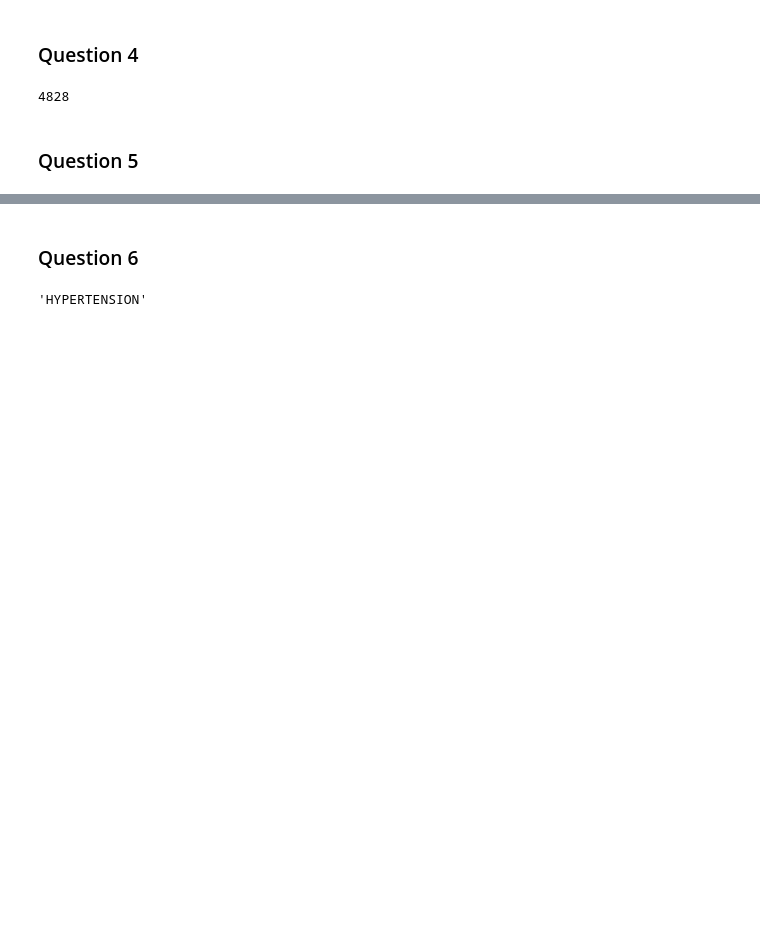
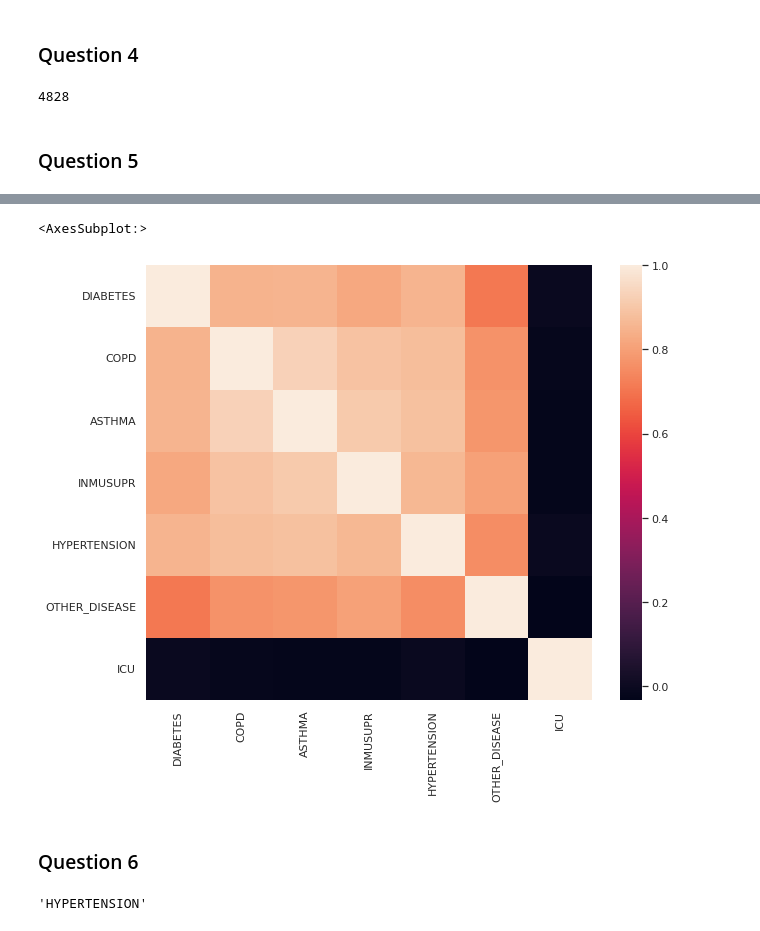
Before and after one commit to bashketchum02/Data-Mining-1, a Jupyter notebook: DataMining1.ipynb, the cells around one changed output, grey strips where cells are left out. Saved outputs shown, nothing was run; the diff lists cells and outputs as text; code cells hidden in the pictures; blank space fills up the shorter version.

```diff
--- a/DataMining1.ipynb
+++ b/DataMining1.ipynb
@@ -21,7 +21,7 @@ dataframe
 159793 rows × 32 columns
 # %%
 ## Question 1
-unmodified = dataframe
+unmodified = dataframe.copy()
 
 df = pd.read_excel('data_dictionary.xlsx')
 dictionary = df.set_index('variable').T.to_dict()
@@ -89,3 +89,7 @@ dataframe[filter].shape[0]
 ### Question 5
 # %%
 ## Question 5
+diseases_and_ICU = list(['DIABETES', 'COPD', 'ASTHMA', 'INMUSUPR', 'HYPERTENSION', 'OTHER_DISEASE', 'ICU'])
+# %%
+corr_disease = unmodified[diseases_and_ICU].corr()
+corr_disease
@@ -92,3 +105,11 @@ dataframe[filter].shape[0]
+# %%
+import seaborn as sns;
+import matplotlib.pyplot as plt
+plt.figure(figsize=(10,8))
+sns.heatmap(corr_disease)
+# %% [output]
+<AxesSubplot:>
+[figure, added]
 # %% [markdown]
 ### Question 6
 # %%
```
Also changed, not shown: parts of 5 cells of this notebook, 1 other file.
